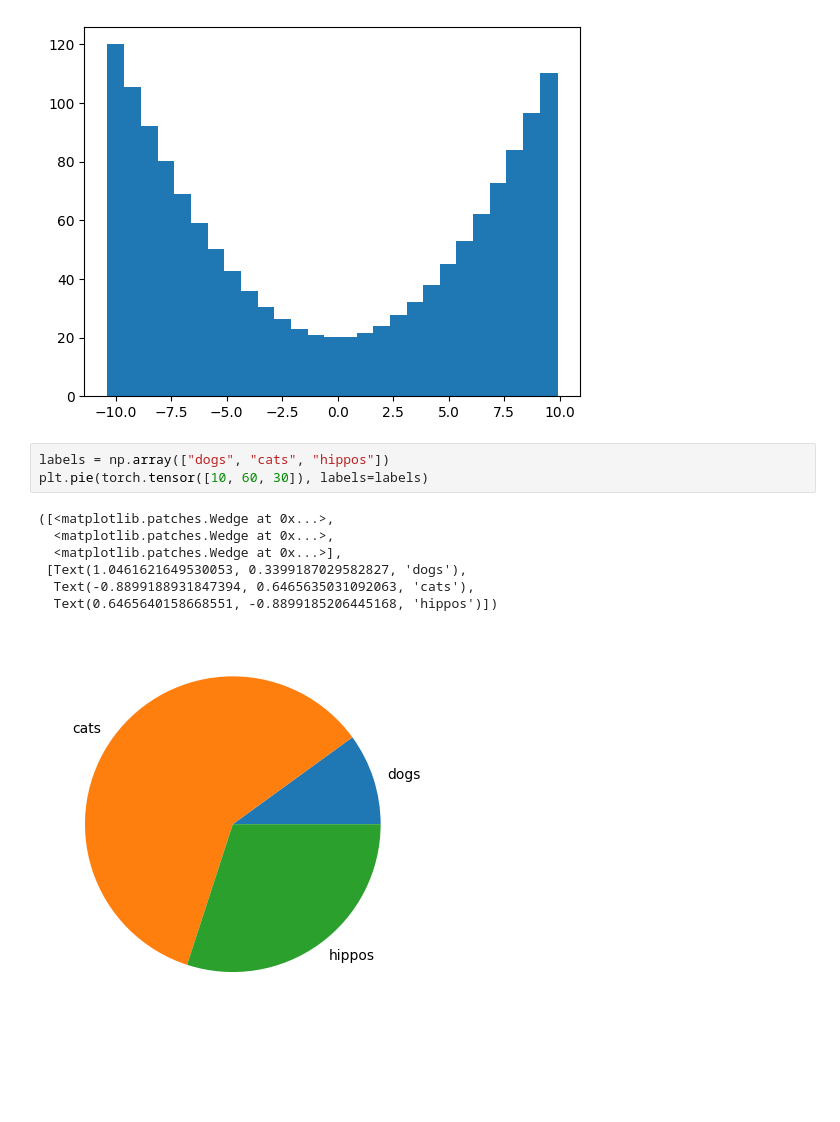
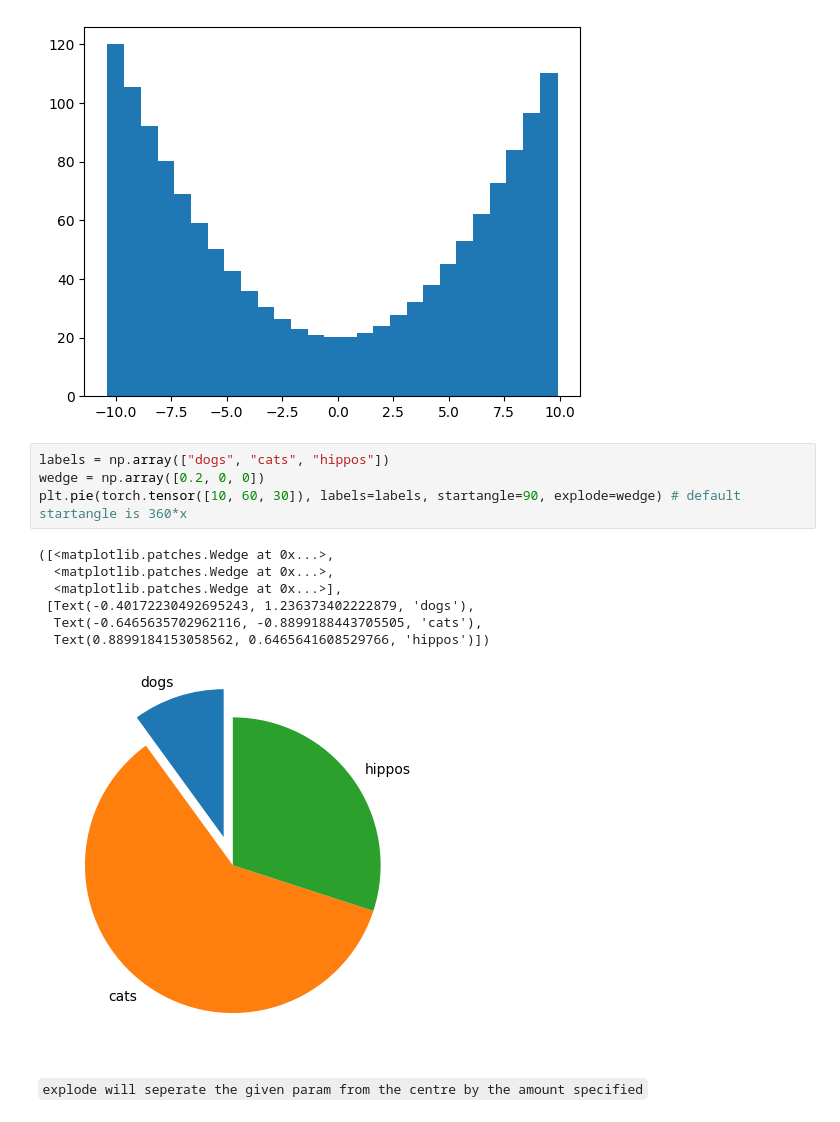
Before and after one commit to shreykx/pytorch-playground, a Jupyter notebook: pytorcher.ipynb, the cells around one changed output. Saved outputs shown, nothing was run; the diff lists cells and outputs as text; blank space fills up the shorter version.

```diff
--- a/pytorcher.ipynb
+++ b/pytorcher.ipynb
@@ -39,12 +39,15 @@ plt.bar(xs, ys)
 [figure]
 # %%
 labels = np.array(["dogs", "cats", "hippos"])
-plt.pie(torch.tensor([10, 60, 30]), labels=labels)
+wedge = np.array([0.2, 0, 0])
+plt.pie(torch.tensor([10, 60, 30]), labels=labels, startangle=90, explode=wedge) # default startangle is 360*x
 # %% [output]
 ([<matplotlib.patches.Wedge at 0x...>,
   <matplotlib.patches.Wedge at 0x...>,
   <matplotlib.patches.Wedge at 0x...>],
- [Text(1.0461621649530053, 0.3399187029582827, 'dogs'),
-  Text(-0.8899188931847394, 0.6465635031092063, 'cats'),
-  Text(0.6465640158668551, -0.8899185206445168, 'hippos')])
+ [Text(-0.40172230492695243, 1.236373402222879, 'dogs'),
+  Text(-0.6465635702962116, -0.8899188443705505, 'cats'),
+  Text(0.8899184153058562, 0.6465641608529766, 'hippos')])
-[figure, old version]
+[figure, new version]
+# %% [markdown]
+`explode will seperate the given param from the centre by the amount specified`
```
Also changed, not shown: 1 other file.
